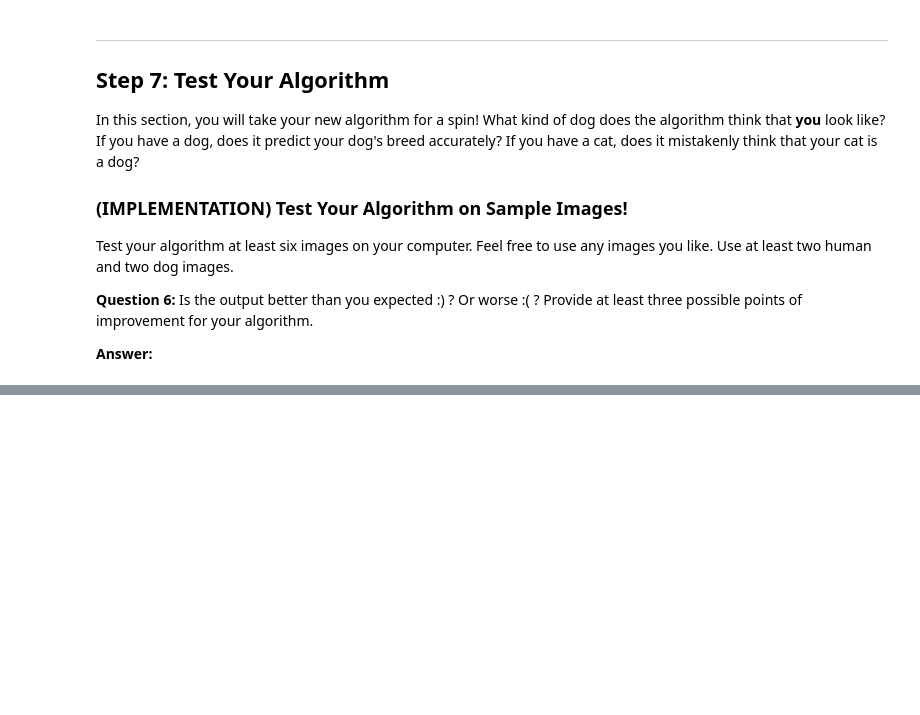
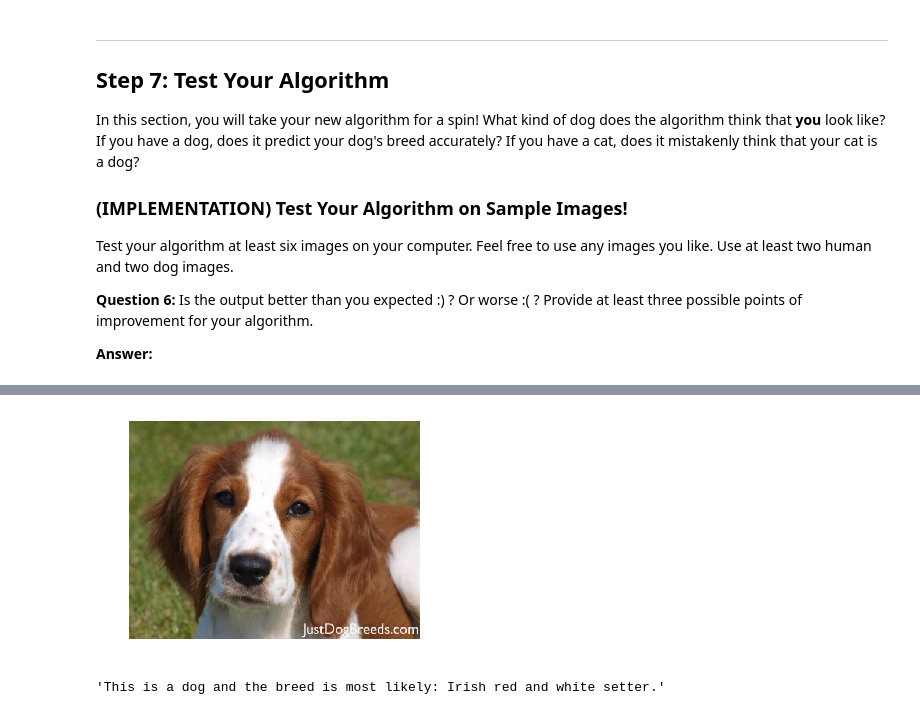
Before and after one commit to jakubkocvara/Dog-Breed-Classifier, a Jupyter notebook: dog_app.ipynb, the cells around one changed output, grey strips where cells are left out. Saved outputs shown, nothing was run; the diff lists cells and outputs as text; code cells hidden in the pictures; blank space fills up the shorter version.

```diff
--- a/dog_app.ipynb
+++ b/dog_app.ipynb
@@ -843,0 +900,5 @@ This photo looks like a Brittany
+# %%
+classify(image_list[1])
+# %% [output]
+[figure, added]
+'This is a dog and the breed is most likely: Irish red and white setter.'
```
Also changed, not shown: parts of 23 cells of this notebook, 6 other files.
